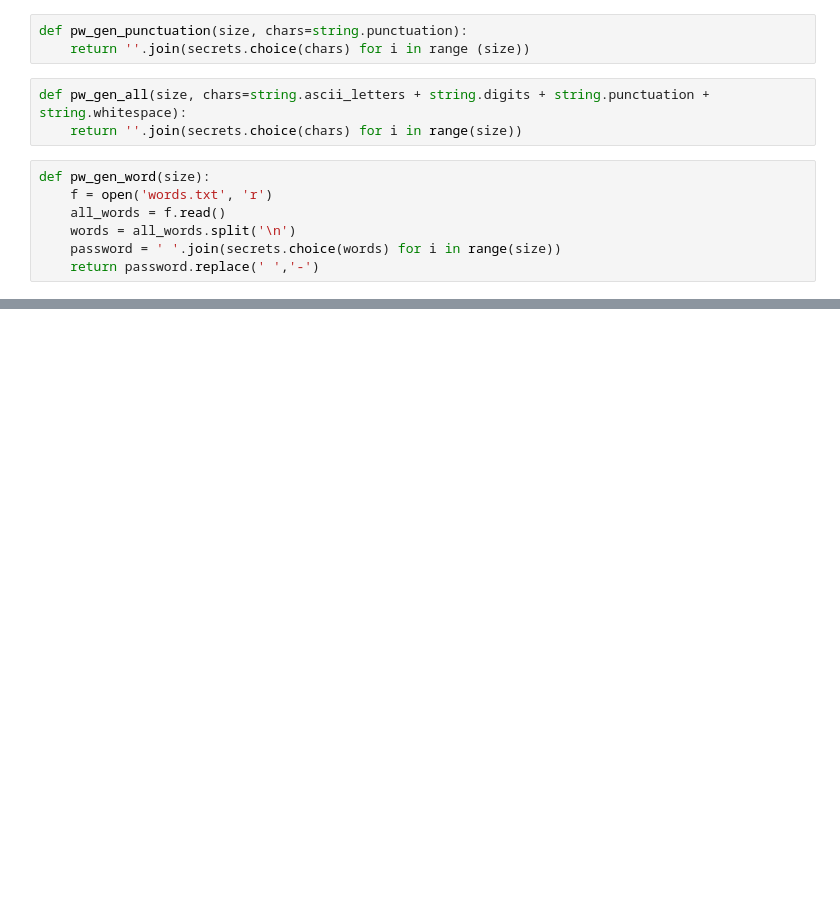
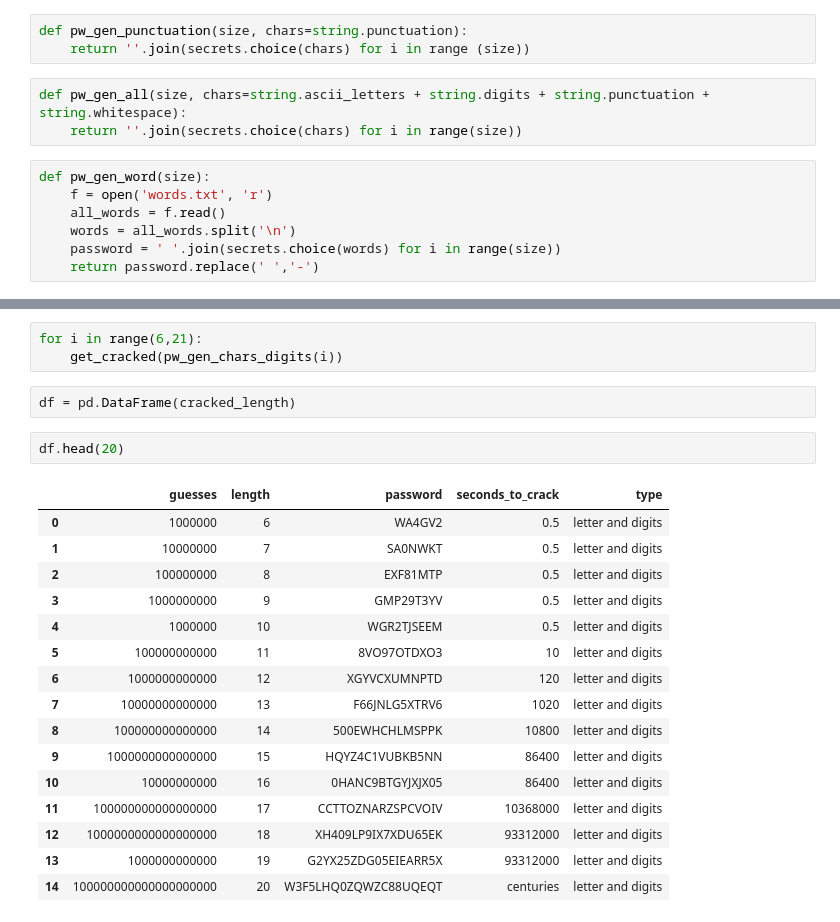
Before and after one commit to hakantan/data_studio, a Jupyter notebook: code/02-(not so) secure passwords/random_passwords.ipynb, the cells around one changed output, grey strips where cells are left out. Drawn from its saved outputs; the diff is of its cells as text; blank space fills up the shorter version.

```diff
--- a/code/02-(not so) secure passwords/random_passwords.ipynb
+++ b/code/02-(not so) secure passwords/random_passwords.ipynb
@@ -42,0 +113,24 @@ tests = [results]
+# %%
+for i in range(6,21):
+    get_cracked(pw_gen_chars_digits(i))
+# %%
+df = pd.DataFrame(cracked_length)
+# %%
+df.head(20)
+# %% [output]
+|  | guesses | length | password | seconds_to_crack | type |
+| 0 | 1000000 | 6 | WA4GV2 | 0.5 | letter and digits |
+| 1 | 10000000 | 7 | SA0NWKT | 0.5 | letter and digits |
+| 2 | 100000000 | 8 | EXF81MTP | 0.5 | letter and digits |
+| 3 | 1000000000 | 9 | GMP29T3YV | 0.5 | letter and digits |
+| 4 | 1000000 | 10 | WGR2TJSEEM | 0.5 | letter and digits |
+| 5 | 100000000000 | 11 | 8VO97OTDXO3 | 10 | letter and digits |
+| 6 | 1000000000000 | 12 | XGYVCXUMNPTD | 120 | letter and digits |
+| 7 | 10000000000000 | 13 | F66JNLG5XTRV6 | 1020 | letter and digits |
+| 8 | 100000000000000 | 14 | 500EWHCHLMSPPK | 10800 | letter and digits |
+| 9 | 1000000000000000 | 15 | HQYZ4C1VUBKB5NN | 86400 | letter and digits |
+| 10 | 10000000000 | 16 | 0HANC9BTGYJXJX05 | 86400 | letter and digits |
+| 11 | 100000000000000000 | 17 | CCTTOZNARZSPCVOIV | 10368000 | letter and digits |
+| 12 | 1000000000000000000 | 18 | XH409LP9IX7XDU65EK | 93312000 | letter and digits |
+| 13 | 1000000000000 | 19 | G2YX25ZDG05EIEARR5X | 93312000 | letter and digits |
+| 14 | 100000000000000000000 | 20 | W3F5LHQ0ZQWZC88UQEQT | centuries | letter and digits |
```
Also changed, not shown: parts of 43 cells of this notebook, 6 other files.
